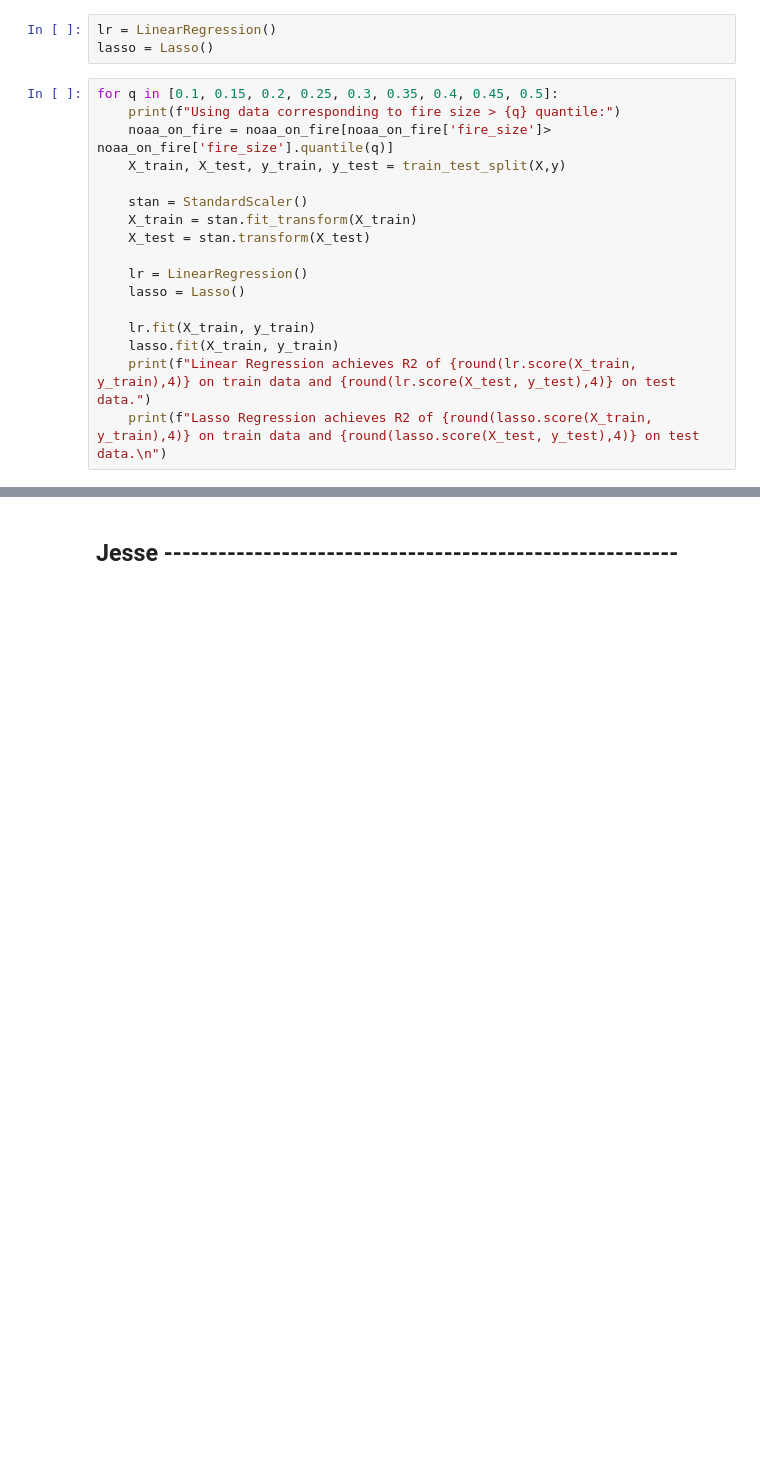
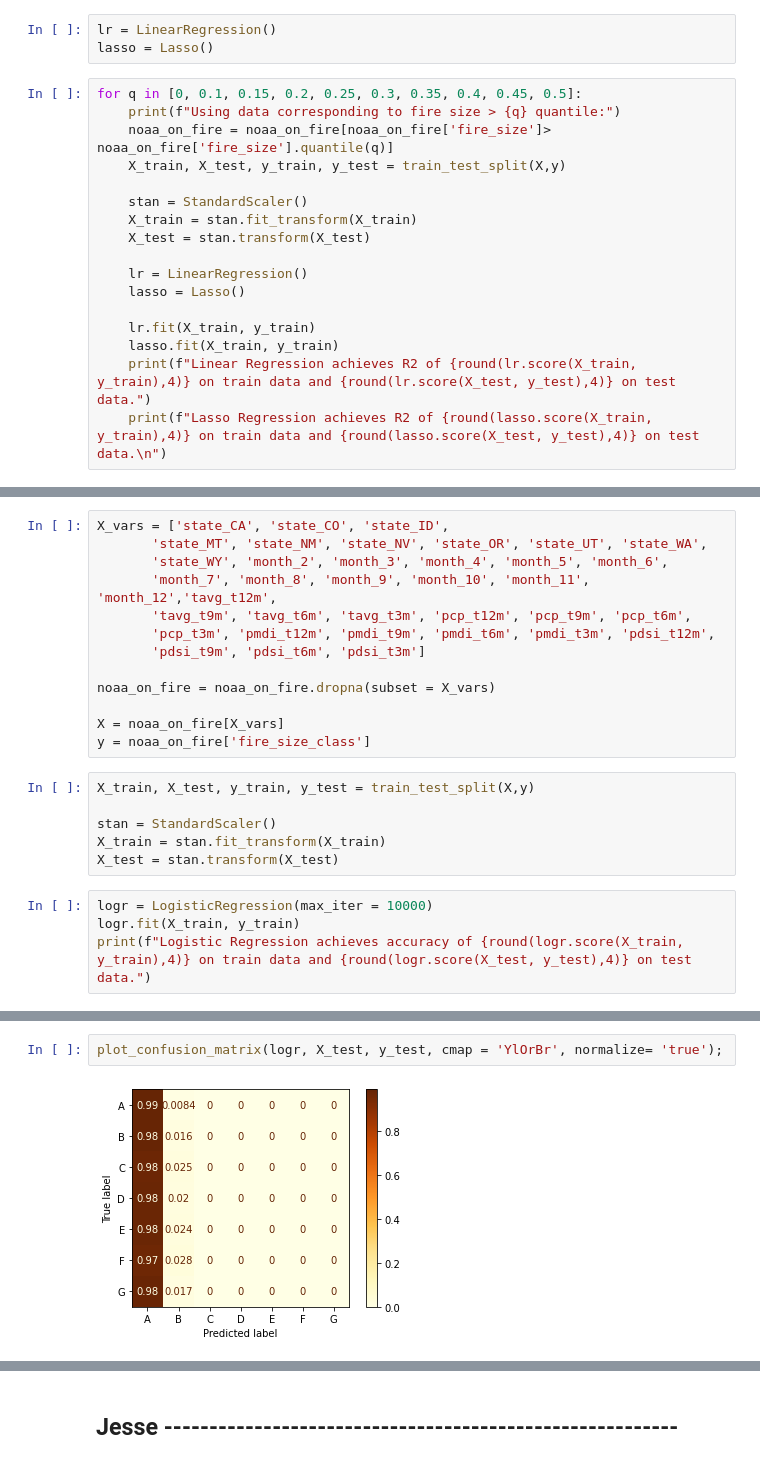
Before and after one commit to Marrrta/wildfires, a Jupyter notebook: models.ipynb, the cells around one changed output, grey strips where cells are left out. Drawn from its saved outputs; the diff is of its cells as text; blank space fills up the shorter version.

```diff
--- a/models.ipynb
+++ b/models.ipynb
@@ -48,7 +72,7 @@ X_test = stan.transform(X_test)
 lr = LinearRegression()
 lasso = Lasso()
 # %%
-for q in [0.1, 0.15, 0.2, 0.25, 0.3, 0.35, 0.4, 0.45, 0.5]:
+for q in [0, 0.1, 0.15, 0.2, 0.25, 0.3, 0.35, 0.4, 0.45, 0.5]:
     print(f"Using data corresponding to fire size > {q} quantile:")
     noaa_on_fire = noaa_on_fire[noaa_on_fire['fire_size']> noaa_on_fire['fire_size'].quantile(q)]
     X_train, X_test, y_train, y_test = train_test_split(X,y)
@@ -84,0 +113,23 @@ Lasso Regression achieves R2 of 0.0014 on train data and 0.0008 on test data.
+# %%
+X_vars = ['state_CA', 'state_CO', 'state_ID',
+       'state_MT', 'state_NM', 'state_NV', 'state_OR', 'state_UT', 'state_WA',
+       'state_WY', 'month_2', 'month_3', 'month_4', 'month_5', 'month_6',
+       'month_7', 'month_8', 'month_9', 'month_10', 'month_11', 'month_12','tavg_t12m',
+       'tavg_t9m', 'tavg_t6m', 'tavg_t3m', 'pcp_t12m', 'pcp_t9m', 'pcp_t6m',
+       'pcp_t3m', 'pmdi_t12m', 'pmdi_t9m', 'pmdi_t6m', 'pmdi_t3m', 'pdsi_t12m',
+       'pdsi_t9m', 'pdsi_t6m', 'pdsi_t3m']
+
+noaa_on_fire = noaa_on_fire.dropna(subset = X_vars)
+
+X = noaa_on_fire[X_vars]
+y = noaa_on_fire['fire_size_class']
+# %%
+X_train, X_test, y_train, y_test = train_test_split(X,y)
+
+stan = StandardScaler()
+X_train = stan.fit_transform(X_train)
+X_test = stan.transform(X_test)
+# %%
+logr = LogisticRegression(max_iter = 10000)
+logr.fit(X_train, y_train)
+print(f"Logistic Regression achieves accuracy of {round(logr.score(X_train, y_train),4)} on train data and {round(logr.score(X_test, y_test),4)} on test data.")
@@ -84,0 +142,4 @@ Lasso Regression achieves R2 of 0.0014 on train data and 0.0008 on test data.
+# %%
+plot_confusion_matrix(logr, X_test, y_test, cmap = 'YlOrBr', normalize= 'true');
+# %% [output]
+[figure, added]
```
Also changed, not shown: parts of 42 cells of this notebook.
